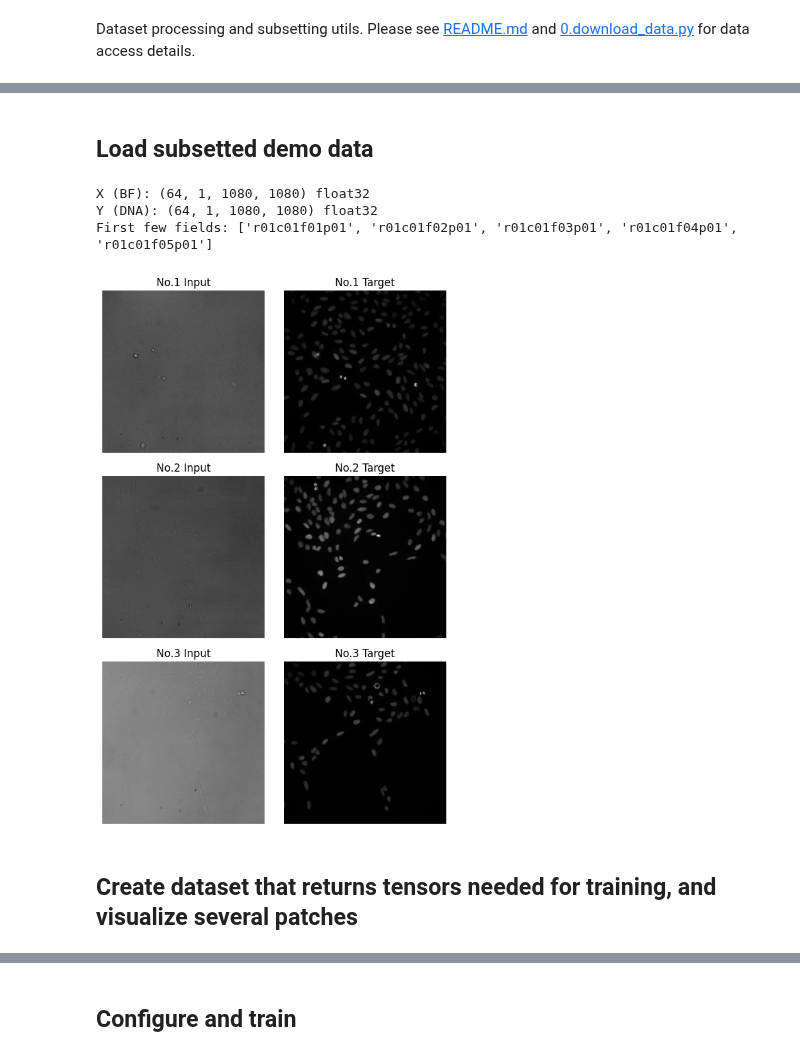
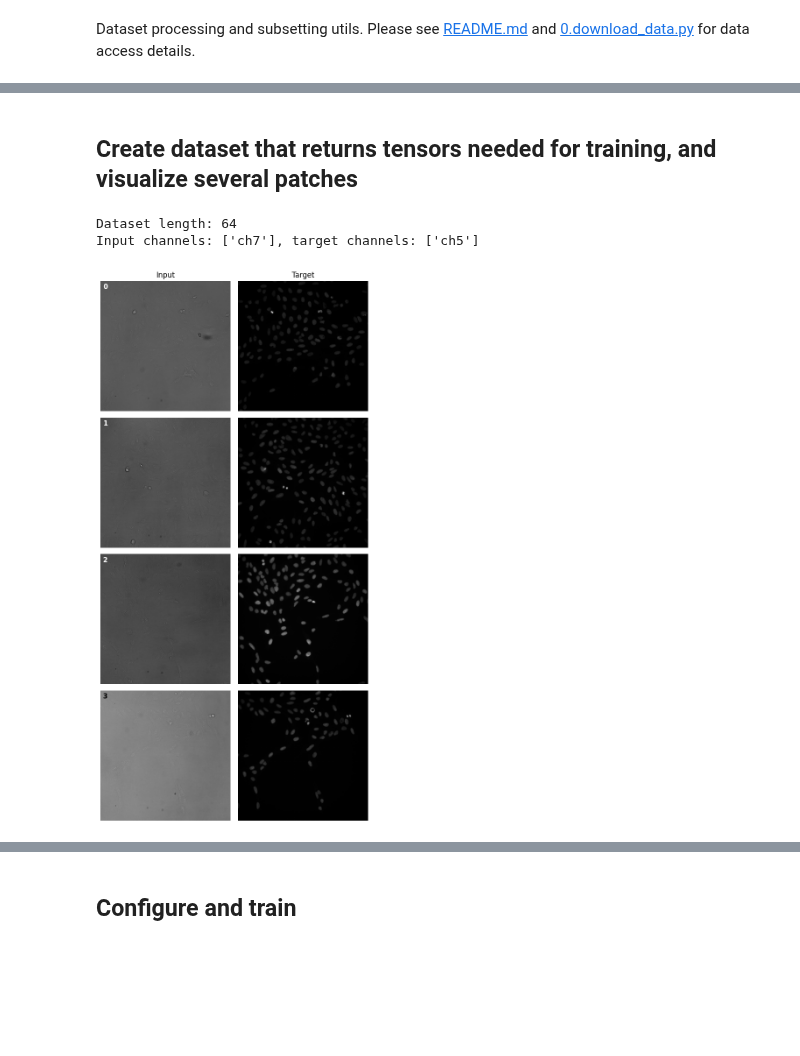
Before and after one commit to WayScience/virtual_stain_flow, a Jupyter notebook: examples/2.training_with_logging_example.ipynb, the cells around one changed output, grey strips where cells are left out. Drawn from its saved outputs; the diff is of its cells as text; code cells hidden in the pictures; blank space fills up the shorter version.

```diff
--- a/examples/2.training_with_logging_example.ipynb
+++ b/examples/2.training_with_logging_example.ipynb
@@ -198,0 +102,6 @@ class SimpleDataset(Dataset):
+# %%
+# Load very small subset of CJUMP1, BF and Hoechst channel as input-target pairs
+# for demo purposes
+# See https://github.com/jump-cellpainting/2024_Chandrasekaran_NatureMethods_CPJUMP1 for details
+file_index = build_file_index(DATA_PATH, max_fields=64)
+print(file_index.head())
@@ -199,42 +126,27 @@ class SimpleDataset(Dataset):
 # %% [markdown]
-## Load subsetted demo data
+## Create dataset that returns tensors needed for training, and visualize several patches
 # %%
-# Load very small subset of CJUMP1, BF and Hoechst channel as input-target pairs
-# for demo purposes
-# See https://github.com/jump-cellpainting/2024_Chandrasekaran_NatureMethods_CPJUMP1 for details
-X, Y, prefixes = load_jump_bf_hoechst(
-    plate_dir=DATA_PATH,
-    # retrieve up to 64 fields (different positions of images)
-    # this results in a very small sample size good for demo purposes
-    # for better training results, increase this number/load the full dataset
-    max_fields=64,
-    bf_channel=7,    # mid-z BF for CPJUMP1
-    dna_channel=5,   # Hoechst
+# Create a dataset with Brightfield as input and Hoechst as target
+# See https://github.com/jump-cellpainting/2024_Chandrasekaran_NatureMethods_CPJUMP1
+# for which channel codes correspond to which channel
+dataset = BaseImageDataset(
+    file_index=file_index,
+    check_exists=True,
+    pil_image_mode="I;16",
+    input_channel_keys=["ch7"],
+    target_channel_keys=["ch5"],
 )
-
-# Print and visualize first 3 images from the loaded data
-print("X (BF):", X.shape, X.dtype)   # (N, 1, H, W)
-print("Y (DNA):", Y.shape, Y.dtype)  # (N, 1, H, W)
-print("First few fields:", prefixes[:5])
-
-panel_width = 3
-indices = [1, 2, 3]
-fig, ax = plt.subplots(len(indices), 2, figsize=(panel_width * 2, panel_width * len(indices)))
-
-for i, j in enumerate(indices):
-    input, target = X[j], Y[j]
-    ax[i][0].imshow(input[0], cmap='gray')
-    ax[i][0].set_title(f'No.{j} Input')
-    ax[i][0].axis('off')
-    ax[i][1].imshow(target[0], cmap='gray')
-    ax[i][1].set_title(f'No.{j} Target')
-    ax[i][1].axis('off')
-plt.tight_layout()
-plt.show()
+print(f"Dataset length: {len(dataset)}")
+print(
+    f"Input channels: {dataset.input_channel_keys}, target channels: {dataset._target_channel_keys}"
+)
+plot_dataset_grid(
+    dataset=dataset,
+    indices=[0,1,2,3],
+    wspace=0.025,
+    hspace=0.05
+)
 # %% [output]
-X (BF): (64, 1, 1080, 1080) float32
-Y (DNA): (64, 1, 1080, 1080) float32
-First few fields: ['r01c01f01p01', 'r01c01f02p01', 'r01c01f03p01', 'r01c01f04p01', 'r01c01f05p01']
+Dataset length: 64
+Input channels: ['ch7'], target channels: ['ch5']
-[figure, old version]
+[figure, new version]
-# %% [markdown]
-## Create dataset that returns tensors needed for training, and visualize several patches
```
Also changed, not shown: parts of 11 cells of this notebook, 1 other file.
